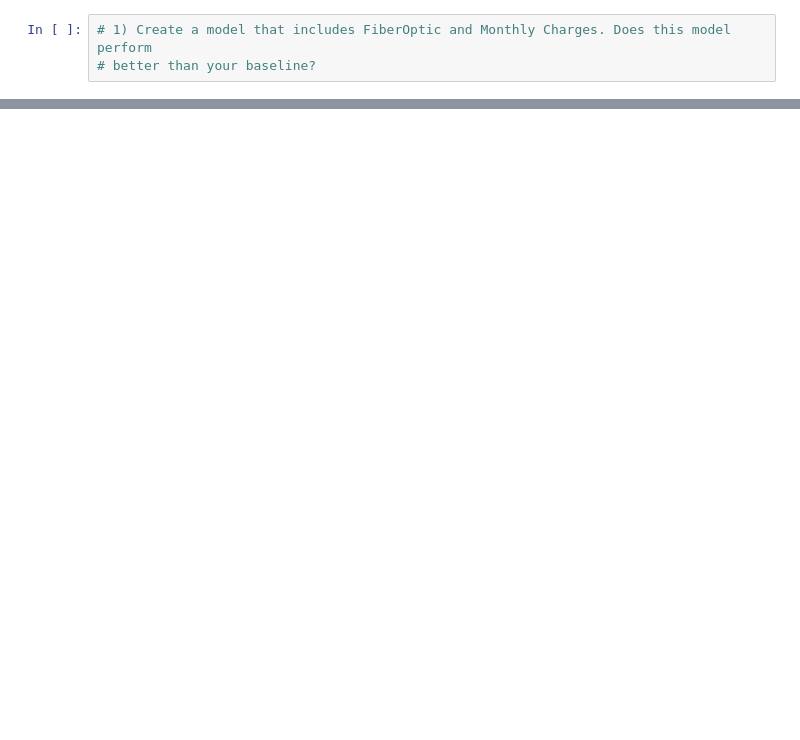
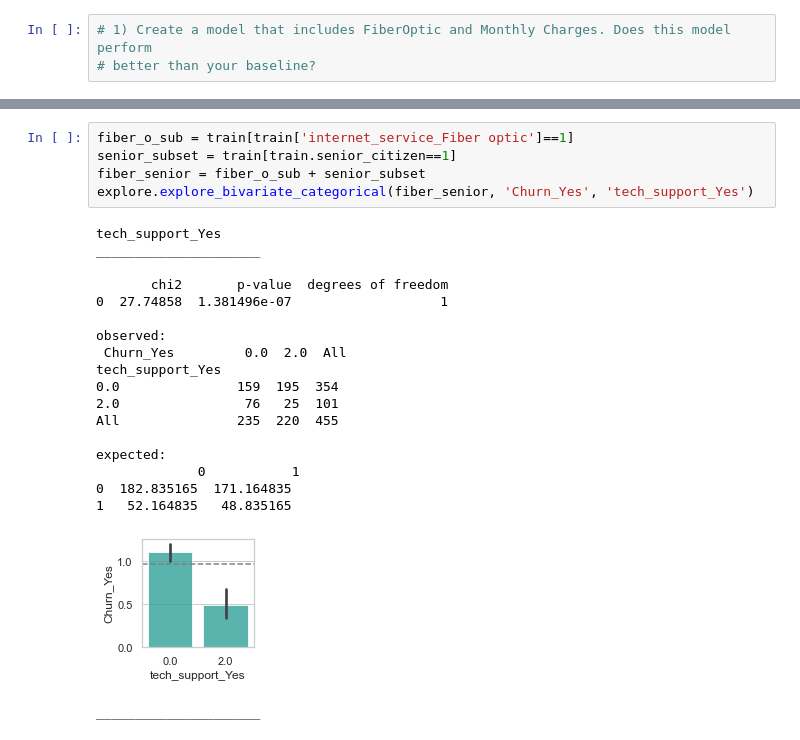
Before and after one commit to ljackson707/classification_project, a Jupyter notebook: test_functions .ipynb, the cells around one changed output, grey strips where cells are left out. Cells and saved outputs as stored; diff of their text form; blank space fills up the shorter version.

```diff
--- a/test_functions .ipynb
+++ b/test_functions .ipynb
@@ -393,0 +433,25 @@ weighted avg       0.77      0.78      0.78      1691
+# %%
+fiber_o_sub = train[train['internet_service_Fiber optic']==1]
+senior_subset = train[train.senior_citizen==1]
+fiber_senior = fiber_o_sub + senior_subset
+explore.explore_bivariate_categorical(fiber_senior, 'Churn_Yes', 'tech_support_Yes')
+# %% [output]
+tech_support_Yes
+_____________________
+
+       chi2       p-value  degrees of freedom
+0  27.74858  1.381496e-07                   1
+
+observed:
+ Churn_Yes         0.0  2.0  All
+tech_support_Yes
+0.0               159  195  354
+2.0                76   25  101
+All               235  220  455
+
+expected:
+             0           1
+0  182.835165  171.164835
+1   52.164835   48.835165
+[figure, added]
+_____________________
```
Also changed, not shown: parts of 14 cells of this notebook, 2 other files.
